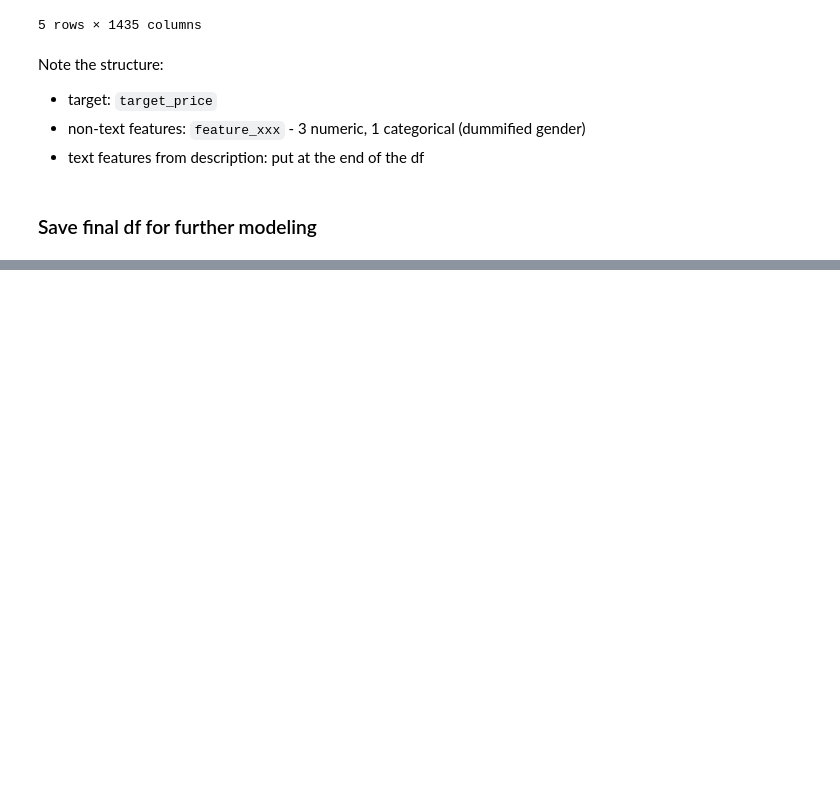
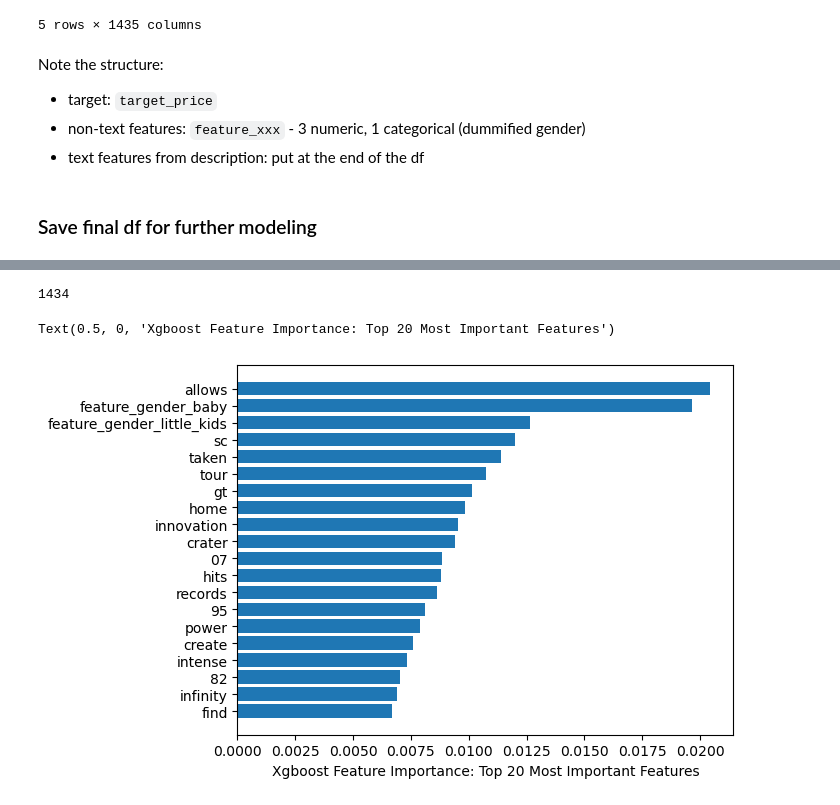
Before and after one commit to jasonkyungkim/nike_adidas_shoes, a Jupyter notebook: nike_eda.ipynb, the cells around one changed output, grey strips where cells are left out. Cells and saved outputs as stored; diff of their text form; code cells hidden in the pictures; blank space fills up the shorter version.

Commit message:
lgbm+xgbclassifier

```diff
--- a/nike_eda.ipynb
+++ b/nike_eda.ipynb
@@ -462,7 +463,7 @@ print(p)
 ### Non text features
 # %%
 # drop NA based on col description
-df = nike.dropna(subset='description').copy()
+df = nike.dropna(subset=['description']).copy()
 df.head(1)
 # %% [output]
 |  | Unnamed: 0 | label | title | subtitle | num_colors | price | reduced_price | url | description | ... |
@@ -607,3 +608,23 @@ Note the structure:
 ### Save final df for further modeling
 # %%
 df_model.to_csv('data/nike_model.csv', index=False)
+# %%
+est_df = df_model.loc[:,~df_model.columns.duplicated()]
+X = est_df.drop('target_price', axis=1)
+Y = est_df.iloc[:, 0].values
+
+seed = 7
+test_size = 0.33
+X_train, X_test, y_train, y_test = train_test_split(X, Y, test_size=test_size, random_state=seed)
+
+# fit model no training data
+model = XGBClassifier()
+model.fit(X_train, y_train)
+print(model)
+
+# make predictions for test data
+y_pred = model.predict(X_test)
+predictions = [round(value) for value in y_pred]
+# evaluate predictions
+accuracy = accuracy_score(y_test, predictions)
+print("Accuracy: %.2f%%" % (accuracy * 100.0))
@@ -609,0 +644,14 @@ df_model.to_csv('data/nike_model.csv', index=False)
+# %%
+features = df_model.columns[1:1435]
+importance = model.feature_importances_
+len(importance)
+# %% [output]
+1434
+# %%
+sorted_idx = model.feature_importances_.argsort()
+plt.barh(features[sorted_idx][-20:],importance[sorted_idx][-20:])
+
+plt.xlabel("Xgboost Feature Importance: Top 20 Most Important Features")
+# %% [output]
+Text(0.5, 0, 'Xgboost Feature Importance: Top 20 Most Important Features')
+[figure, added]
```
Also changed, not shown: parts of 7 cells of this notebook, 2 other files.
